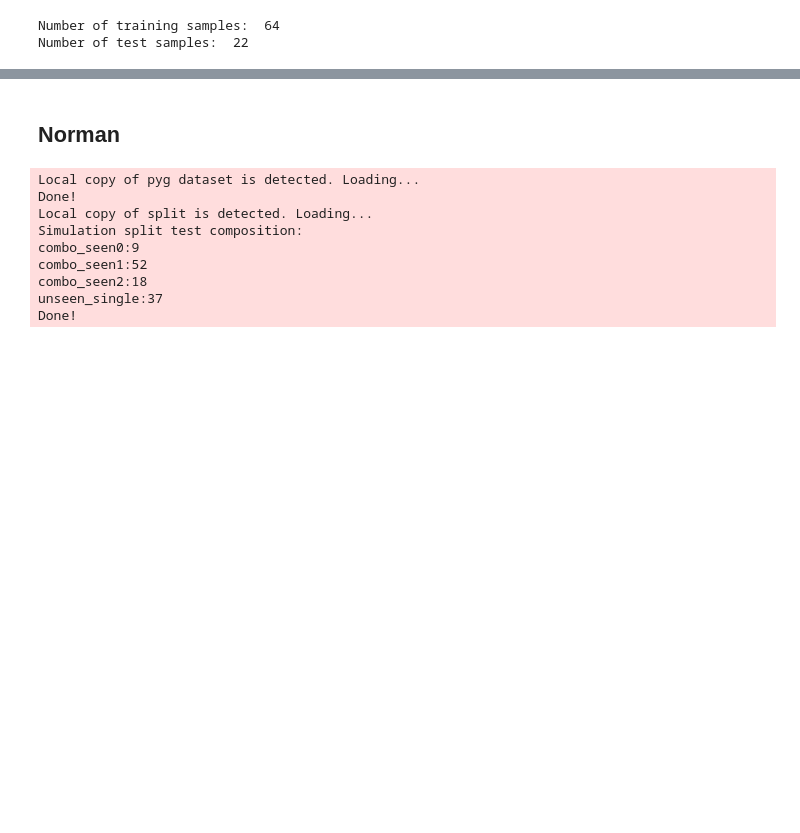
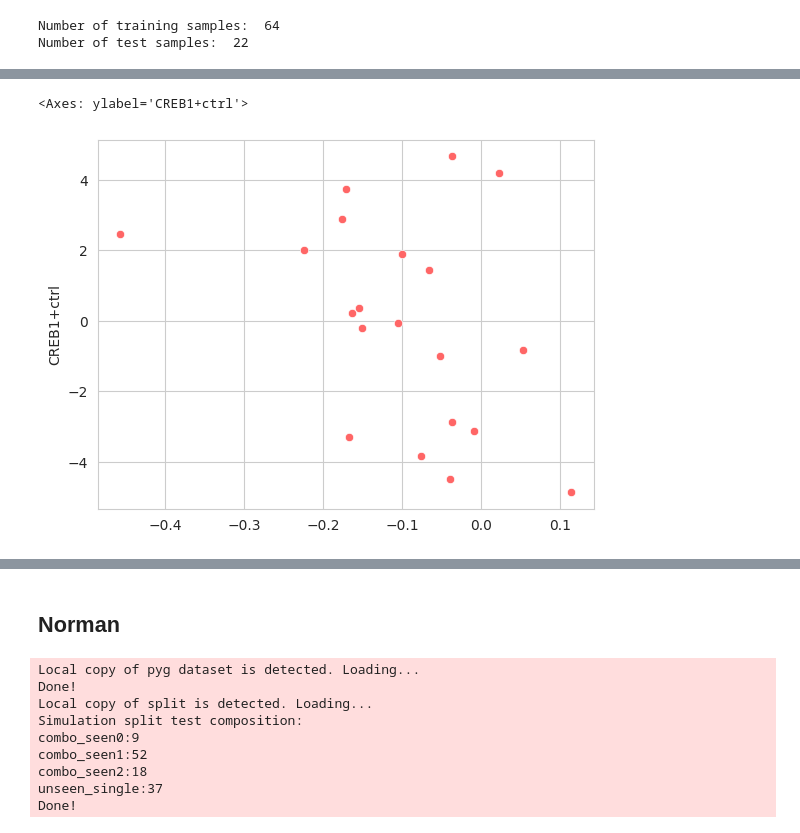
Before and after one commit to turbine-ai/PerturbSeqPredBenchmark, a Jupyter notebook: notebooks/001_bulk_model.ipynb, the cells around one changed output, grey strips where cells are left out. Drawn from its saved outputs; the diff is of its cells as text; code cells hidden in the pictures; blank space fills up the shorter version.

```diff
--- a/notebooks/001_bulk_model.ipynb
+++ b/notebooks/001_bulk_model.ipynb
@@ -154,0 +409,5 @@ Mean correlation: 0.7585744776781169
+# %%
+sns.scatterplot(x=_pred[de_pred_indices] - ctrl[de_pred_indices], y=_target_df[de] - ctrl[de_pred_indices])
+# %% [output]
+<Axes: ylabel='CREB1+ctrl'>
+[figure, added]
```
Also changed, not shown: parts of 66 cells of this notebook.
